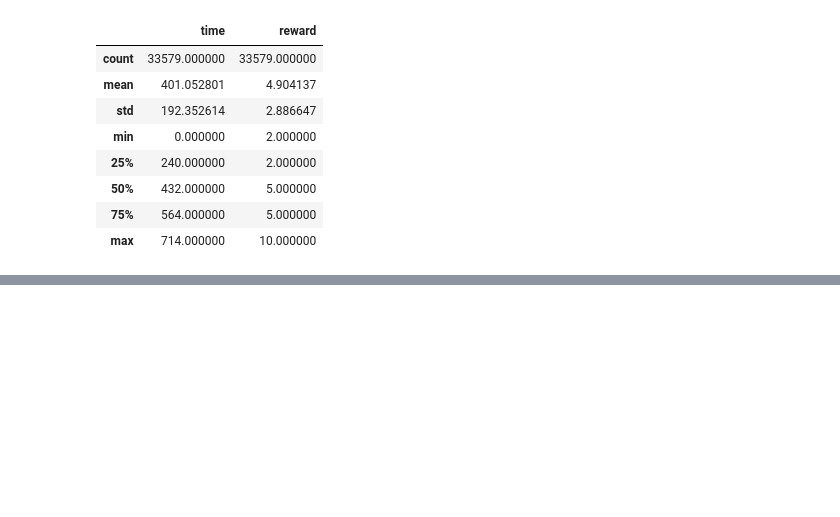
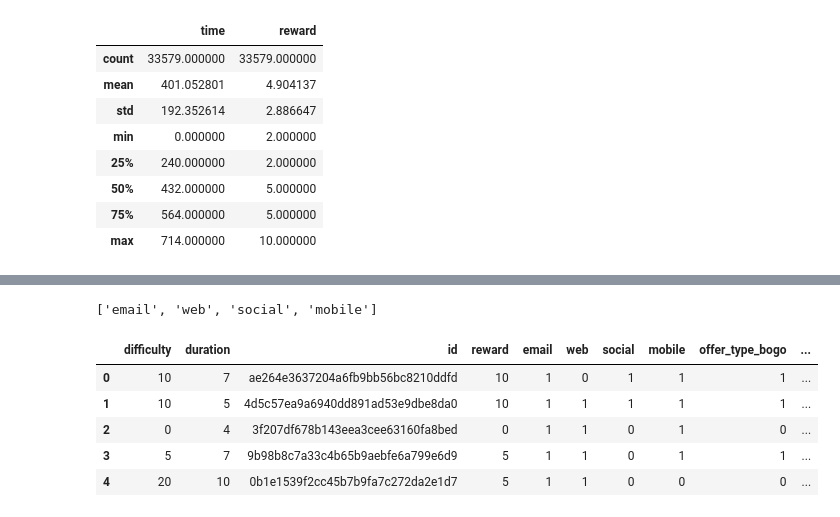
Before and after one commit to mxolisi/starbucks_coffee, a Jupyter notebook: Starbucks_Capstone_notebook.ipynb, the cells around one changed output, grey strips where cells are left out. Drawn from its saved outputs; the diff is of its cells as text; code cells hidden in the pictures; blank space fills up the shorter version.

Commit message:
feat: created one hot encoding for the portfolio dataframe

```diff
--- a/Starbucks_Capstone_notebook.ipynb
+++ b/Starbucks_Capstone_notebook.ipynb
@@ -286,0 +290,26 @@ transaction.head()
+# %%
+channels=[]
+for index,row in portfolio.iterrows():
+    for channel in row['channels']:
+        channels.append(channel)
+
+
+channels=list(set(channels))
+channels
+# %% [output]
+['email', 'web', 'social', 'mobile']
+# %%
+for channel in channels:
+    portfolio[channel]=portfolio['channels'].map(lambda x: 1 if channel in x else 0 )
+# %%
+portfolio.drop(columns=['channels'],inplace=True)
+# %%
+portfolio=pd.get_dummies(portfolio,prefix=['offer_type'],columns=['offer_type'])
+portfolio.head()
+# %% [output]
+|  | difficulty | duration | id | reward | email | web | social | mobile | offer_type_bogo | ... |
+| 0 | 10 | 7 | ae264e3637204a6fb9bb56bc8210ddfd | 10 | 1 | 0 | 1 | 1 | 1 | ... |
+| 1 | 10 | 5 | 4d5c57ea9a6940dd891ad53e9dbe8da0 | 10 | 1 | 1 | 1 | 1 | 1 | ... |
+| 2 | 0 | 4 | 3f207df678b143eea3cee63160fa8bed | 0 | 1 | 1 | 0 | 1 | 0 | ... |
+| 3 | 5 | 7 | 9b98b8c7a33c4b65b9aebfe6a799e6d9 | 5 | 1 | 1 | 0 | 1 | 1 | ... |
+| 4 | 20 | 10 | 0b1e1539f2cc45b7b9fa7c272da2e1d7 | 5 | 1 | 1 | 0 | 0 | 0 | ... |
```
Also changed, not shown: parts of 8 cells of this notebook.
